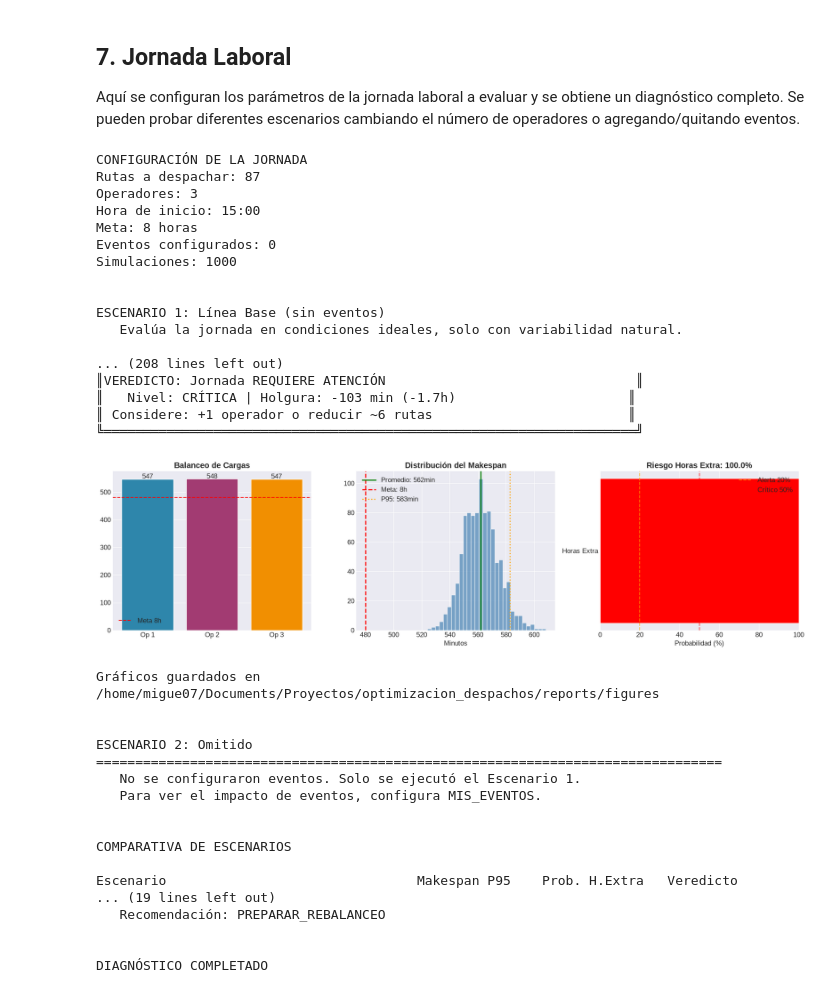
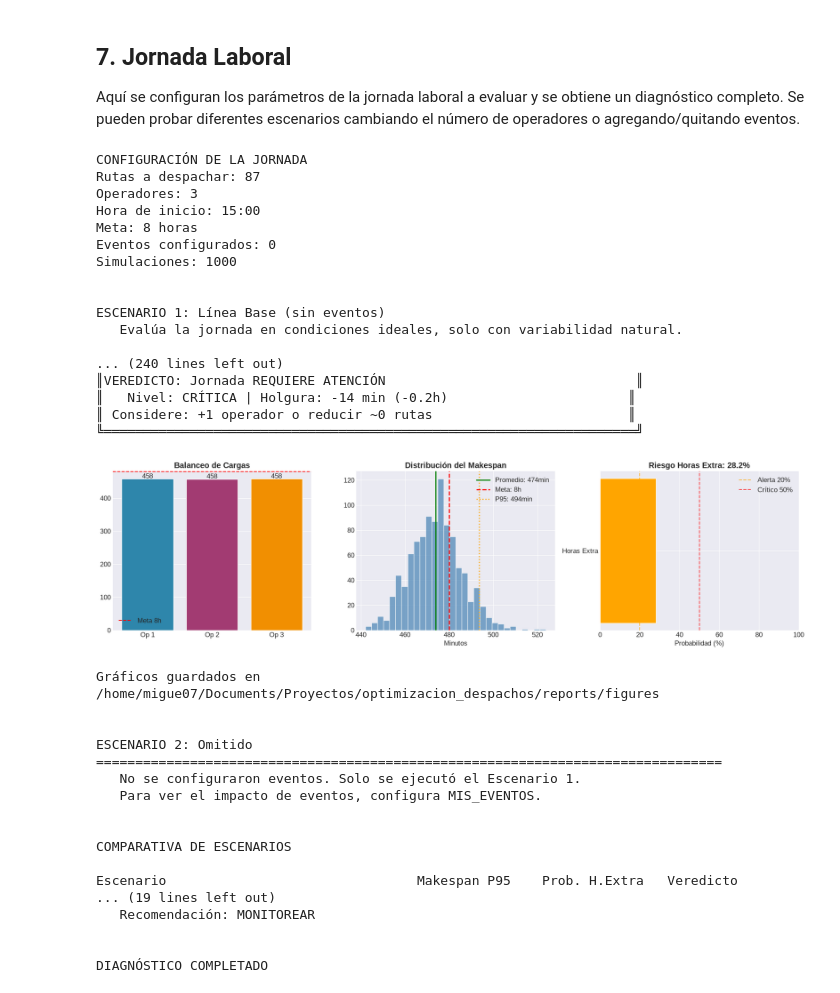
Before and after one commit to pixel-phy/optimizacion_despachos, a Jupyter notebook: notebooks/03_optimizacion_simulacion.ipynb, the cells around one changed output. Cells and saved outputs as stored; diff of their text form; code cells hidden in the pictures.

```diff
--- a/notebooks/03_optimizacion_simulacion.ipynb
+++ b/notebooks/03_optimizacion_simulacion.ipynb
@@ -1316,14 +1316,13 @@ Aquí se configuran los parámetros de la jornada laboral a evaluar y se obtiene
 # Rutas a despachar según planificación
 
 MIS_RUTAS_REALES = [
-    264, 263, 261, 260, 258, 257, 256, 255, 254, 253, 252,
-    213, 212, 211, 210, 209, 207, 201, 1259,
-    315, 313, 312, 311, 310, 309, 308, 307, 306, 304, 303, 301,
-    9423, 9421, 9417, 9381, 9380, 9369, 9362, 9352, 9338, 9333, 9323, 9304,
-    8256, 8254, 8251, 8002, 8001, 7743, 7735, 7732, 7731, 7725, 7717, 7709,
-    7708, 7700, 7693, 7691, 7676, 7674, 7668, 7667, 7666, 7664, 7658, 7656, 7653,
-    7648, 7647, 7646, 7644, 7641, 7633, 7628, 7625, 7621,
-    7614, 7613, 7611, 7609, 7608, 7607, 7606, 7604, 7603, 7602
+    213, 252, 253, 254, 255, 256, 257, 258, 260, 261, 263, 264, 266, 211, 209,
+    207, 201, 1259, 9389, 9388, 9387, 9386, 9385, 9384, 315, 313, 312, 311, 310,
+    309, 308, 307, 306, 304, 303, 301, 9435, 9426, 9425, 9424, 9422, 9419, 9390,
+    9371, 9370, 9355, 9353, 9345, 9344, 9340, 9339, 9337, 9326, 9320, 9312, 9311,
+    9310, 9305, 8256, 8003, 8002, 7739, 7733, 7729, 7693, 7692, 7690, 7681, 7680,
+    7677, 7675, 7663, 7659, 7651, 7649, 7643, 7642, 7640, 7637, 7634, 7631, 7627,
+    7626, 7624, 7604, 7601, 9383
 ]
 
 # Parámetros de jornada
@@ -1492,37 +1491,37 @@ else:
     print(f"   2. Reducir ~{int(deficit/15)} rutas del pool")
     print(f"   3. Adelantar inicio en {int(deficit/MIS_OPERADORES)} min")
 
 # Análisis de rebalanceo
 if reb.get('probabilidad_rebalanceo_global', 0) > 20:
     print(f"\nPLAN DE CONTINGENCIA:")
     print(f"   Probabilidad de necesitar rebalanceo: {reb['probabilidad_rebalanceo_global']:.1f}%")
     print(f"   Recomendación: {reb.get('recomendacion', 'N/A')}")
     if reb.get('momentos_criticos'):
         for mc in reb['momentos_criticos'][:2]:
             hora_real = MI_HORA_INICIO + mc['hora_jornada']
             print(f"Monitorear a las {hora_real}:00 hrs ({mc['probabilidad_retraso']:.0f}% prob. retraso)")
 
 print("\n")
 print("DIAGNÓSTICO COMPLETADO")
 # %% [output]
 CONFIGURACIÓN DE LA JORNADA
 Rutas a despachar: 87
 Operadores: 3
 Hora de inicio: 15:00
 Meta: 8 horas
 Eventos configurados: 0
 Simulaciones: 1000
 
 
 ESCENARIO 1: Línea Base (sin eventos)
    Evalúa la jornada en condiciones ideales, solo con variabilidad natural.
 
-... (208 lines left out)
+... (240 lines left out)
 ║VEREDICTO: Jornada REQUIERE ATENCIÓN                                ║
-║   Nivel: CRÍTICA | Holgura: -103 min (-1.7h)                      ║
-║ Considere: +1 operador o reducir ~6 rutas                         ║
+║   Nivel: CRÍTICA | Holgura: -14 min (-0.2h)                       ║
+║ Considere: +1 operador o reducir ~0 rutas                         ║
 ╚════════════════════════════════════════════════════════════════════╝
-[figure, old version]
+[figure, new version]
 Gráficos guardados en /home/migue07/Documents/Proyectos/optimizacion_despachos/reports/figures
 
 
@@ -1536,7 +1535,7 @@ COMPARATIVA DE ESCENARIOS
 
 Escenario                                Makespan P95    Prob. H.Extra   Veredicto
 ... (19 lines left out)
-   Recomendación: PREPARAR_REBALANCEO
+   Recomendación: MONITOREAR
 
 
 DIAGNÓSTICO COMPLETADO
```
Also changed, not shown: parts of 5 cells of this notebook, 7 other files.
